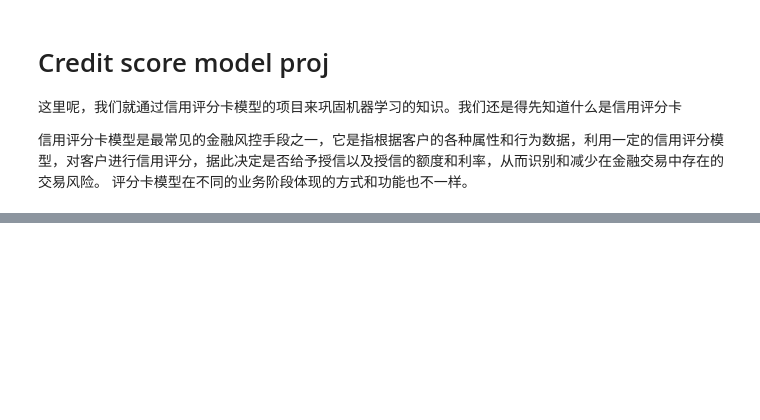
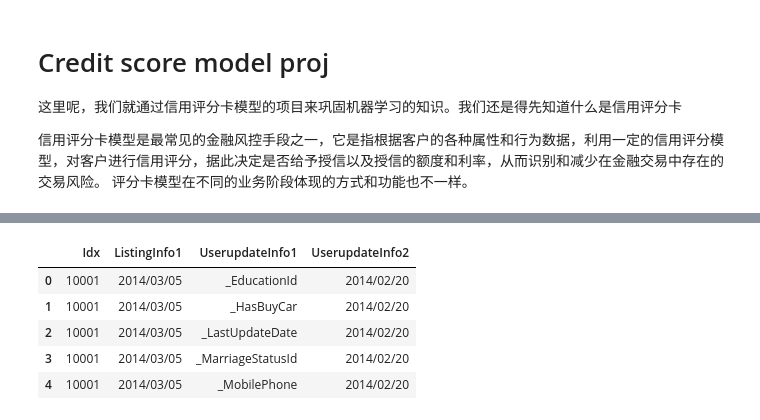
Before and after one commit to yeb2Binfang/ECE-GY6143, a Jupyter notebook: Project/Credit_score.ipynb, the cells around one changed output, grey strips where cells are left out. Cells and saved outputs as stored; diff of their text form; code cells hidden in the pictures; blank space fills up the shorter version.

```diff
--- a/Project/Credit_score.ipynb
+++ b/Project/Credit_score.ipynb
@@ -145,0 +255,10 @@ asfd
+# %%
+## To view PPD_Userupdate data
+df_PPD_Userupdate.head()
+# %% [output]
+|  | Idx | ListingInfo1 | UserupdateInfo1 | UserupdateInfo2 |
+| 0 | 10001 | 2014/03/05 | _EducationId | 2014/02/20 |
+| 1 | 10001 | 2014/03/05 | _HasBuyCar | 2014/02/20 |
+| 2 | 10001 | 2014/03/05 | _LastUpdateDate | 2014/02/20 |
+| 3 | 10001 | 2014/03/05 | _MarriageStatusId | 2014/02/20 |
+| 4 | 10001 | 2014/03/05 | _MobilePhone | 2014/02/20 |
```
Also changed, not shown: parts of 14 cells of this notebook.
